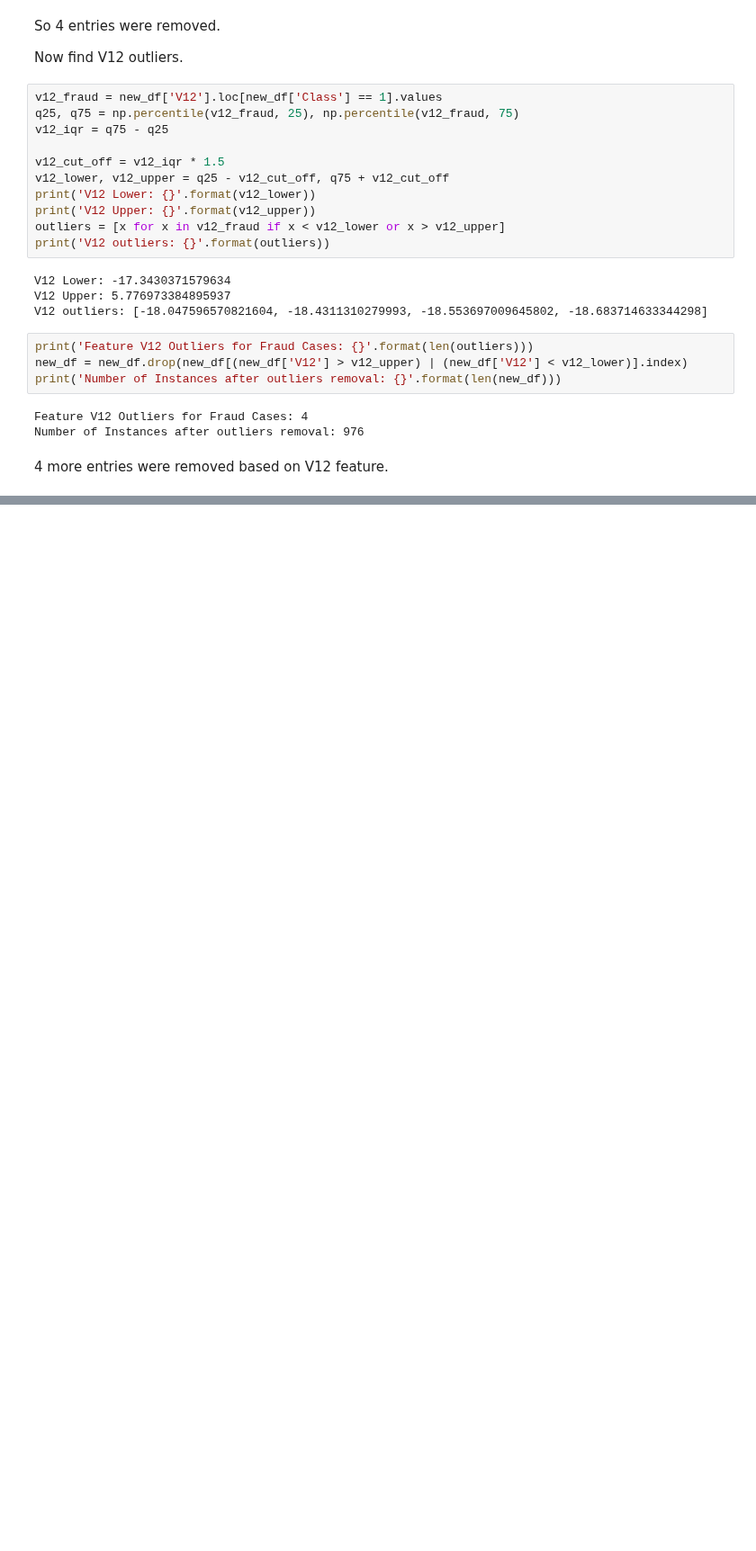
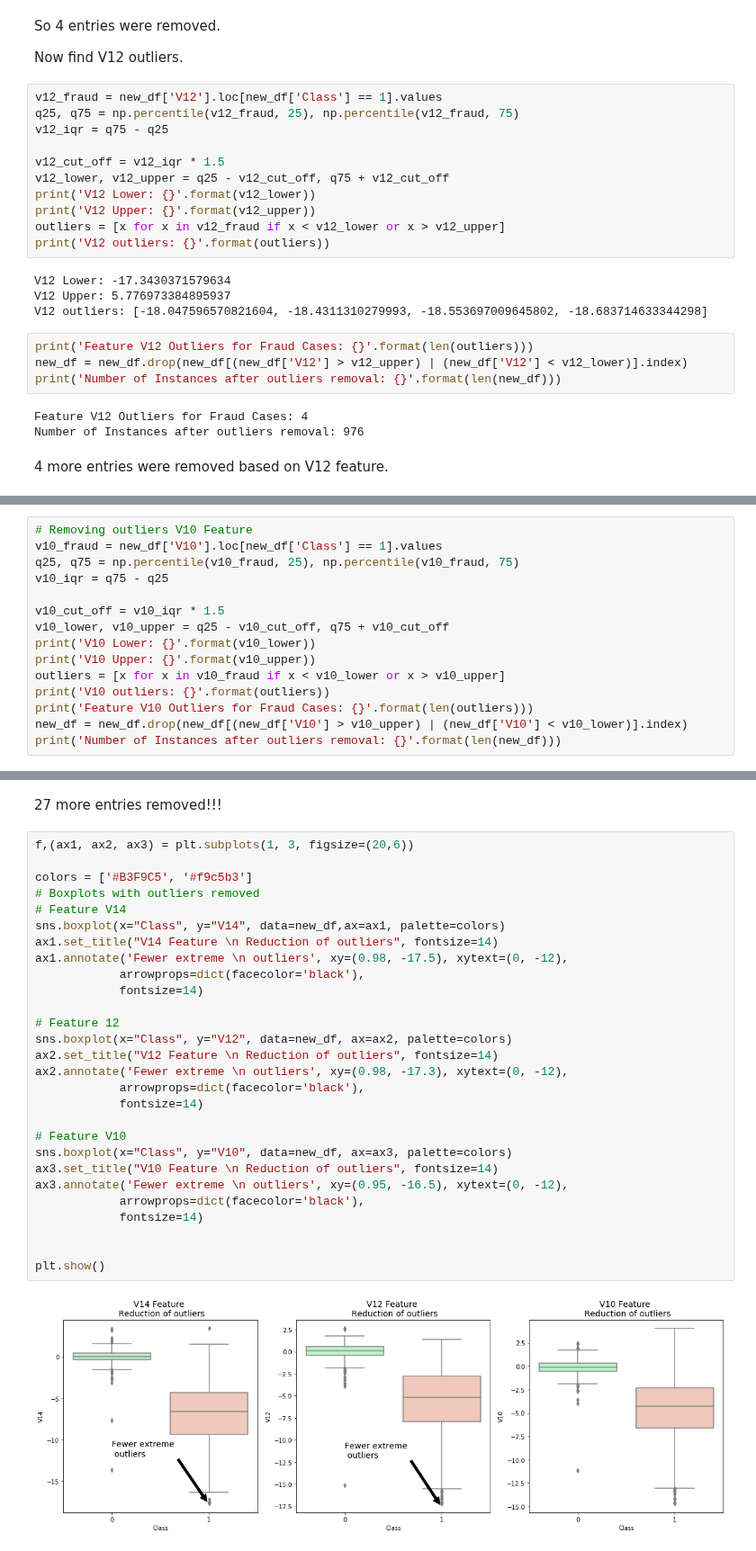
Before and after one commit to lepchenkov/Fraud_detection_case_study, a Jupyter notebook: Exploring_imbalanced_dataset.ipynb, the cells around one changed output, grey strips where cells are left out. Shown at 90% size. Cells and saved outputs as stored; diff of their text form; blank space fills up the shorter version.

```diff
--- a/Exploring_imbalanced_dataset.ipynb
+++ b/Exploring_imbalanced_dataset.ipynb
@@ -448,0 +451,15 @@ Number of Instances after outliers removal: 976
+# %%
+# Removing outliers V10 Feature
+v10_fraud = new_df['V10'].loc[new_df['Class'] == 1].values
+q25, q75 = np.percentile(v10_fraud, 25), np.percentile(v10_fraud, 75)
+v10_iqr = q75 - q25
+
+v10_cut_off = v10_iqr * 1.5
+v10_lower, v10_upper = q25 - v10_cut_off, q75 + v10_cut_off
+print('V10 Lower: {}'.format(v10_lower))
+print('V10 Upper: {}'.format(v10_upper))
+outliers = [x for x in v10_fraud if x < v10_lower or x > v10_upper]
+print('V10 outliers: {}'.format(outliers))
+print('Feature V10 Outliers for Fraud Cases: {}'.format(len(outliers)))
+new_df = new_df.drop(new_df[(new_df['V10'] > v10_upper) | (new_df['V10'] < v10_lower)].index)
+print('Number of Instances after outliers removal: {}'.format(len(new_df)))
@@ -448,0 +472,32 @@ Number of Instances after outliers removal: 976
+# %% [markdown]
+27 more entries removed!!!
+# %%
+f,(ax1, ax2, ax3) = plt.subplots(1, 3, figsize=(20,6))
+
+colors = ['#B3F9C5', '#f9c5b3']
+# Boxplots with outliers removed
+# Feature V14
+sns.boxplot(x="Class", y="V14", data=new_df,ax=ax1, palette=colors)
+ax1.set_title("V14 Feature \n Reduction of outliers", fontsize=14)
+ax1.annotate('Fewer extreme \n outliers', xy=(0.98, -17.5), xytext=(0, -12),
+            arrowprops=dict(facecolor='black'),
+            fontsize=14)
+
+# Feature 12
+sns.boxplot(x="Class", y="V12", data=new_df, ax=ax2, palette=colors)
+ax2.set_title("V12 Feature \n Reduction of outliers", fontsize=14)
+ax2.annotate('Fewer extreme \n outliers', xy=(0.98, -17.3), xytext=(0, -12),
+            arrowprops=dict(facecolor='black'),
+            fontsize=14)
+
+# Feature V10
+sns.boxplot(x="Class", y="V10", data=new_df, ax=ax3, palette=colors)
+ax3.set_title("V10 Feature \n Reduction of outliers", fontsize=14)
+ax3.annotate('Fewer extreme \n outliers', xy=(0.95, -16.5), xytext=(0, -12),
+            arrowprops=dict(facecolor='black'),
+            fontsize=14)
+
+
+plt.show()
+# %% [output]
+[figure, added]
```
Also changed, not shown: parts of 7 cells of this notebook.
